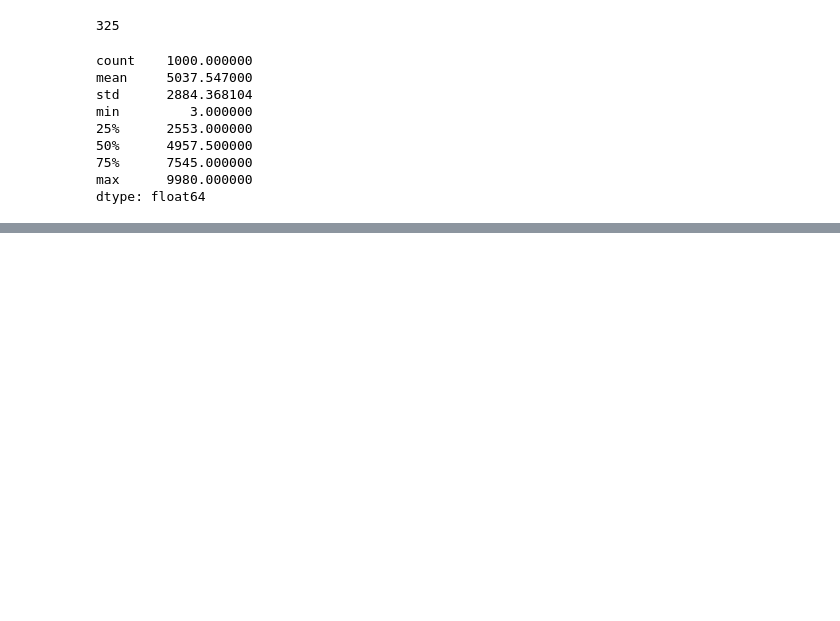
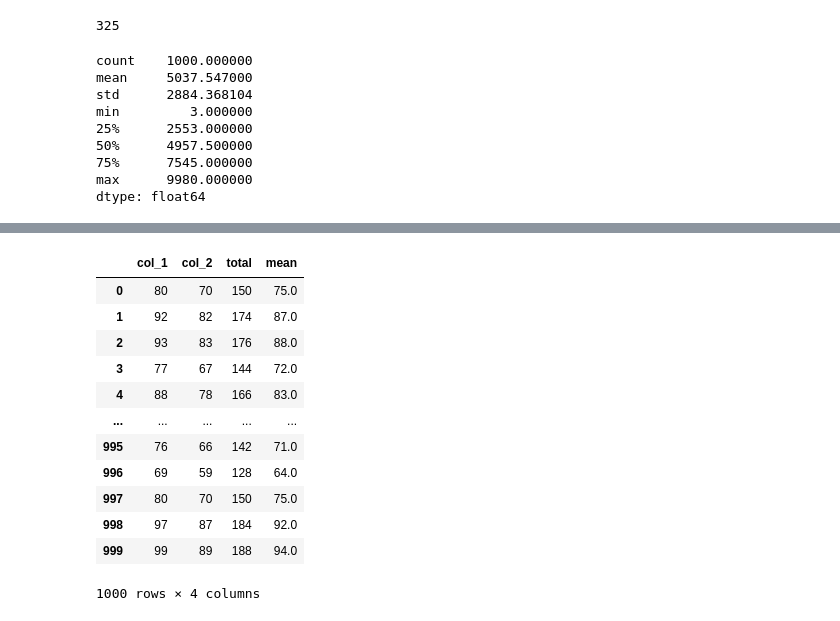
Before and after one commit to bapadapa/TIL, a Jupyter notebook: DataSicence/ML/IITP/day03/day03.ipynb, the cells around one changed output, grey strips where cells are left out. Cells and saved outputs as stored; diff of their text form; code cells hidden in the pictures; blank space fills up the shorter version.

```diff
--- a/DataSicence/ML/IITP/day03/day03.ipynb
+++ b/DataSicence/ML/IITP/day03/day03.ipynb
@@ -102,0 +141,34 @@ import matplotlib as plt
+# %%
+dic = {'col1':[1,2],'col2':[2,None]}
+# print(dic)
+df = pd.DataFrame(dic)
+# print(df)
+df = pd.DataFrame(np.random.randint(60,100,1000), columns=['col1'])
+# print(df)
+# 칼럼 추가 갯수가 동일해야함!
+
+df['col2'] = df["col1"] -10
+# print(df)
+# 칼럼명 변경
+df.rename(columns={"col1":"col_1","col2":"col_2"},inplace=True)
+# print(df.columns)
+df.columns = df.columns.str.replace(' ','_')
+# print(df)
+df['total'] = df.sum(axis = 1)
+
+df['mean'] = df.drop(['total'] ,axis =1).mean(axis = 1)
+df
+# %% [output]
+|  | col_1 | col_2 | total | mean |
+| 0 | 80 | 70 | 150 | 75.0 |
+| 1 | 92 | 82 | 174 | 87.0 |
+| 2 | 93 | 83 | 176 | 88.0 |
+| 3 | 77 | 67 | 144 | 72.0 |
+| 4 | 88 | 78 | 166 | 83.0 |
+| ... | ... | ... | ... | ... |
+| 995 | 76 | 66 | 142 | 71.0 |
+| 996 | 69 | 59 | 128 | 64.0 |
+| 997 | 80 | 70 | 150 | 75.0 |
+| 998 | 97 | 87 | 184 | 92.0 |
+| 999 | 99 | 89 | 188 | 94.0 |
+1000 rows × 4 columns
```
Also changed, not shown: parts of 8 cells of this notebook, 1 other file.
